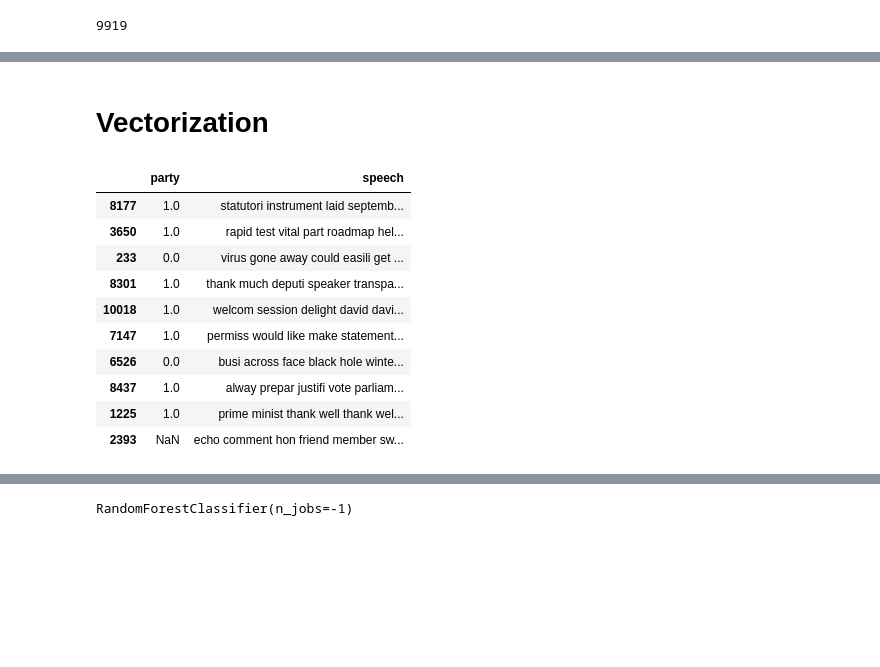
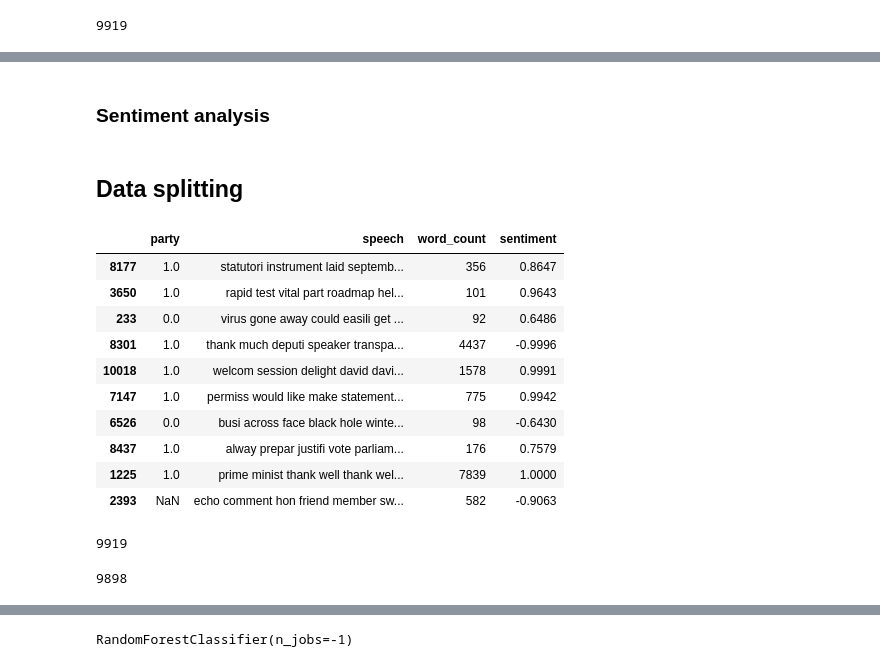
Before and after one commit to corentinbouton/uk-politics, a Jupyter notebook: code.ipynb, the cells around one changed output, grey strips where cells are left out. Cells and saved outputs as stored; diff of their text form; code cells hidden in the pictures; blank space fills up the shorter version.

```diff
--- a/code.ipynb
+++ b/code.ipynb
@@ -85,3 +113,3 @@ speeches = df_merged['Speech'].values.tolist()
 # %%
-speeches = [element.lower() for element in speeches]
+speeches = [element.lower() for element in raw_speeches]
 # %% [markdown]
@@ -98,0 +125,2 @@ Removing stopwords
+# %%
+word_count = [len(speech) for speech in speeches]
@@ -103,7 +139,7 @@ def remove_stopwords(speeches: list[list[str]]) -> list[list[str]]:
     for speech in tqdm(speeches):
         tokens = []
         for w in speech:
-            if w not in stop_words and len(w) > 2 and w.isalpha():
+            if w not in stop_words and len(w) > 2 and w.isalpha() and w != 'none':
                 tokens.append(w)
         speeches_filtered.append(tokens)
     return speeches_filtered
@@ -123,6 +159,12 @@ def stem(speeches: list[list[str]]) -> list[list[str]]:
     return speeches_stem
 # %%
 speeches = stem(speeches)
-# %% [markdown]
-# Vectorization
+# %% [markdown]
+### Sentiment analysis
+# %%
+sia = SentimentIntensityAnalyzer()
+
+sentiments = [sia.polarity_scores(speech)['compound'] for speech in tqdm(raw_speeches)]
+# %% [markdown]
+## Data splitting
 # %%
@@ -130,15 +172,24 @@ speeches = [" ".join(token) for token in speeches]
 # %%
-data = pd.DataFrame({'party': df_merged['party'], 'speech': speeches})
+data = pd.DataFrame({'party': df_merged['party'], 'speech': speeches, 'word_count': word_count, 'sentiment': sentiments})
 data.sample(10, random_state=99)
 # %% [output]
-|  | party | speech |
-| 8177 | 1.0 | statutori instrument laid septemb... |
-| 3650 | 1.0 | rapid test vital part roadmap hel... |
-| 233 | 0.0 | virus gone away could easili get ... |
-| 8301 | 1.0 | thank much deputi speaker transpa... |
-| 10018 | 1.0 | welcom session delight david davi... |
-| 7147 | 1.0 | permiss would like make statement... |
-| 6526 | 0.0 | busi across face black hole winte... |
-| 8437 | 1.0 | alway prepar justifi vote parliam... |
-| 1225 | 1.0 | prime minist thank well thank wel... |
-| 2393 | NaN | echo comment hon friend member sw... |
+|  | party | speech | word_count | sentiment |
+| 8177 | 1.0 | statutori instrument laid septemb... | 356 | 0.8647 |
+| 3650 | 1.0 | rapid test vital part roadmap hel... | 101 | 0.9643 |
+| 233 | 0.0 | virus gone away could easili get ... | 92 | 0.6486 |
+| 8301 | 1.0 | thank much deputi speaker transpa... | 4437 | -0.9996 |
+| 10018 | 1.0 | welcom session delight david davi... | 1578 | 0.9991 |
+| 7147 | 1.0 | permiss would like make statement... | 775 | 0.9942 |
+| 6526 | 0.0 | busi across face black hole winte... | 98 | -0.6430 |
+| 8437 | 1.0 | alway prepar justifi vote parliam... | 176 | 0.7579 |
+| 1225 | 1.0 | prime minist thank well thank wel... | 7839 | 1.0000 |
+| 2393 | NaN | echo comment hon friend member sw... | 582 | -0.9063 |
+# %%
+len(data)
+# %% [output]
+9919
+# %%
+data.drop(data[data['word_count'] <= 10].index, inplace=True)
+len(data)
+# %% [output]
+9898
```
Also changed, not shown: parts of 50 cells of this notebook, 6 other files.
